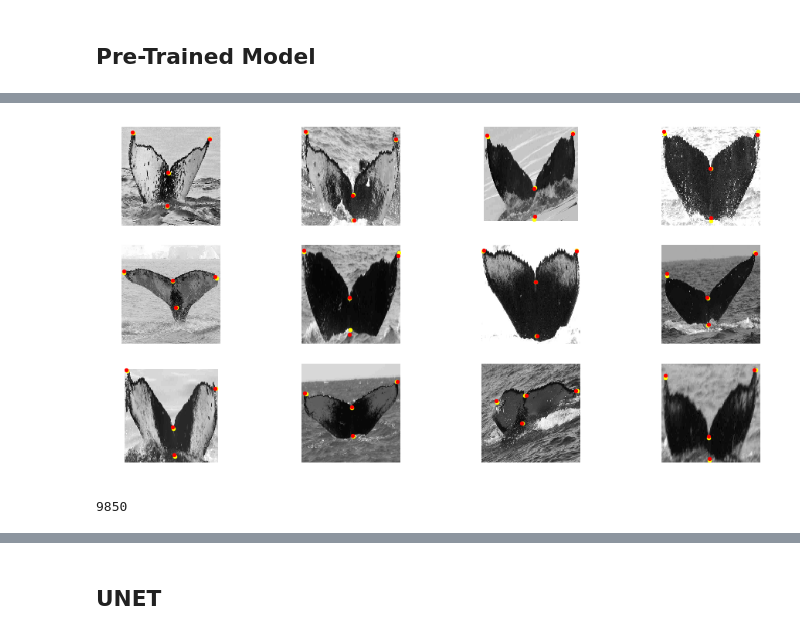
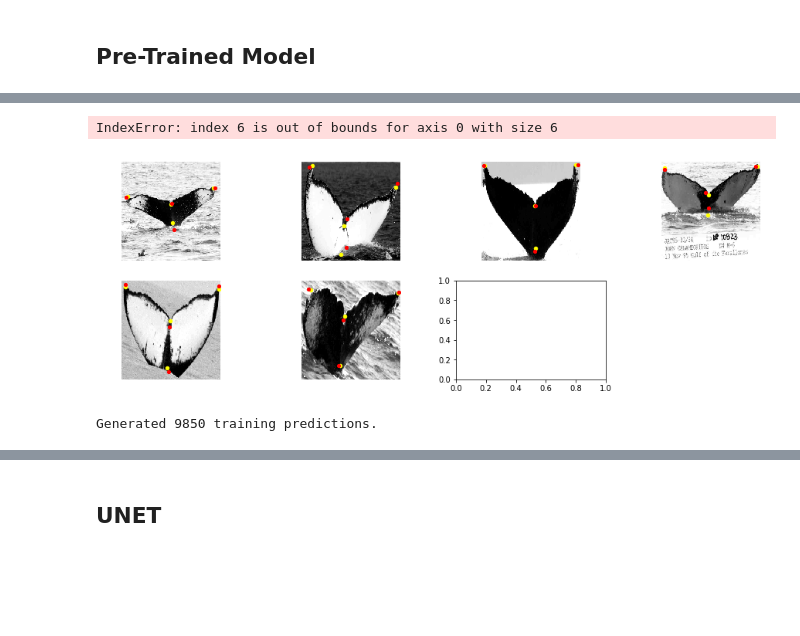
Before and after one commit to hNao17/humpback-whale-challenge, a Jupyter notebook: landmarks/Models Training-LM.ipynb, the cells around one changed output, grey strips where cells are left out. Cells and saved outputs as stored; diff of their text form; code cells hidden in the pictures; blank space fills up the shorter version.

```diff
--- a/landmarks/Models Training-LM.ipynb
+++ b/landmarks/Models Training-LM.ipynb
@@ -107,7 +122,8 @@ import matplotlib.pyplot as plt
 # %%
 def run_test(model, run_on_val=True):
-
+    import skimage
     if run_on_val:
+        while len(batch)
         batch = val_generator[0]
     else:
         batch = train_generator[0]
@@ -118,11 +134,12 @@ def run_test(model, run_on_val=True):
 
     fig = plt.figure(figsize=(16, 8))
 
+
+
     for idx in range(12):
         ax = plt.subplot(3, 4, idx + 1)
 
         sample = images[idx]
-
         gt = gts[idx]
         gt = np.reshape(gt, (4, 2))
         gt = np.flip(gt, axis=1)
@@ -295,15 +283,31 @@ def create_pretrained_model(base='VGG16'):
                 weights=None,
                 pooling=None,
                 input_shape=(H, W, 1),)
-        for layer in base.layers[:5]:
-            layer.trainable = False
+    elif base == 'xception':
+        base = applications.xception.Xception(
+                include_top=False,
+                weights=None,
+                input_shape=(H, W, 1),)
+    elif base == 'densenet':
+        base = applications.densenet.DenseNet121(
+                include_top=False,
+                weights=None,
+                input_shape=(H, W, 1),)
+    elif base == 'resnet':
+        base = applications.resnet50.ResNet50(
+                include_top=False,
+                weights=None,
+                input_shape=(H, W, 1),)
+
+#     for layer in base.layers[:5]:
+#         layer.trainable = False
 
     x = Flatten()(base.output)
     x = Dense(4096, activation='relu')(x)
     x = Dense(256, activation='relu')(x)
     x = Dense(256, activation='relu')(x)
 
-    out = Dense(8, activation='linear')(x)
+    out = Dense(8, activation='sigmoid')(x)
 
     model = Model(inputs=base.input, outputs=out)
 
@@ -336,13 +336,13 @@ Use the retry module or similar alternatives.
 # %%
-model.load_weights('../checkpoints/VGG16')
+model.load_weights('../checkpoints/VGG16-hf-rot.h5')
 # %%
 fit_args = dict(
     generator=train_generator,
     steps_per_epoch=200,
     callbacks=[tensorboard],
     validation_data=val_generator,
-    validation_steps=50,
+    validation_steps=10,
     workers=6,
-    epochs=1,
+    epochs=20,
 )
 # %%
@@ -357 +374,6 @@ plot_hist([hist3])
+# %%
+run_test(model, run_on_val=True)
+# %% [output]
+IndexError: index 6 is out of bounds for axis 0 with size 6
+[figure, added]
 # %%
@@ -359,4 +380,0 @@ model.save_weights('../checkpoints/VGG16')
-# %%
-run_test(model)
-# %% [output]
-[figure, removed]
@@ -365,7 +381,8 @@ all_preds = predict_all(model)
-# %%
-len(all_preds)
-# %% [output]
-9850
 # %%
-with open('../data/train/predictions.json', 'w') as fp:
-    json.dump(all_preds, fp)
+train_preds = predict_all(model, dataset='train')
+with open('../data/train/predictions-hf-rot.json', 'w') as fp:
+    json.dump(train_preds, fp)
+
+print(f'Generated {len(train_preds)} training predictions.')
+# %% [output]
+Generated 9850 training predictions.
```
Also changed, not shown: parts of 22 cells of this notebook, 1 other file.
